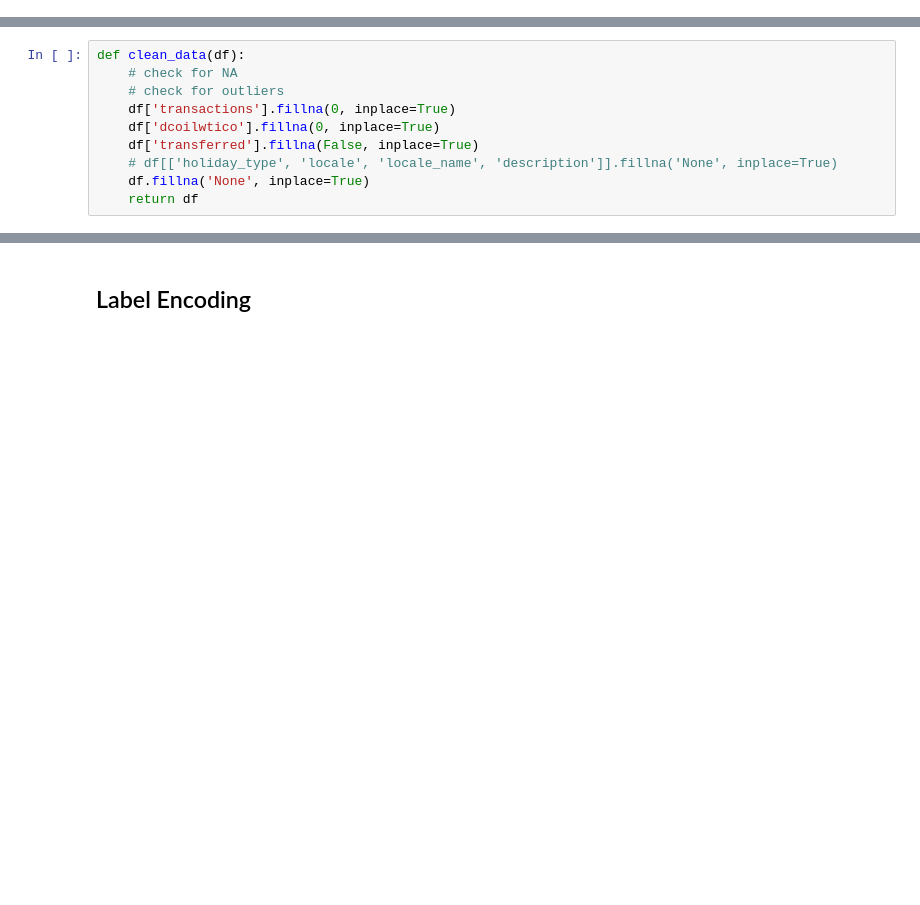
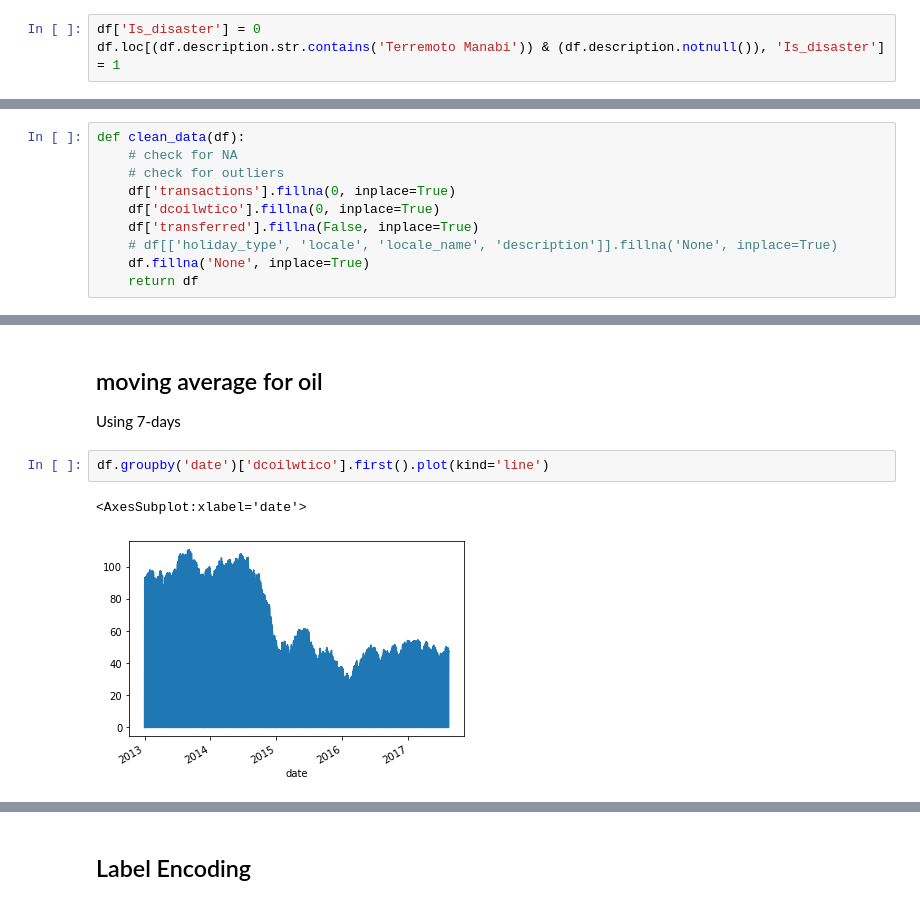
Before and after one commit to jiahui890/time-series-forecasting-store-sales, a Jupyter notebook: notebooks/feature_engineering.ipynb, the cells around one changed output, grey strips where cells are left out. Drawn from its saved outputs; the diff is of its cells as text; blank space fills up the shorter version.

```diff
--- a/notebooks/feature_engineering.ipynb
+++ b/notebooks/feature_engineering.ipynb
@@ -223,0 +256,3 @@ array([15, 31, 28, 30, 29], dtype=int64)
+# %%
+df['Is_disaster'] = 0
+df.loc[(df.description.str.contains('Terremoto Manabi')) & (df.description.notnull()), 'Is_disaster'] = 1
@@ -370,0 +429,9 @@ clean_data(df)
+# %% [markdown]
+## moving average for oil
+
+Using 7-days
+# %%
+df.groupby('date')['dcoilwtico'].first().plot(kind='line')
+# %% [output]
+<AxesSubplot:xlabel='date'>
+[figure, added]
```
Also changed, not shown: parts of 42 cells of this notebook, 7 other files.
